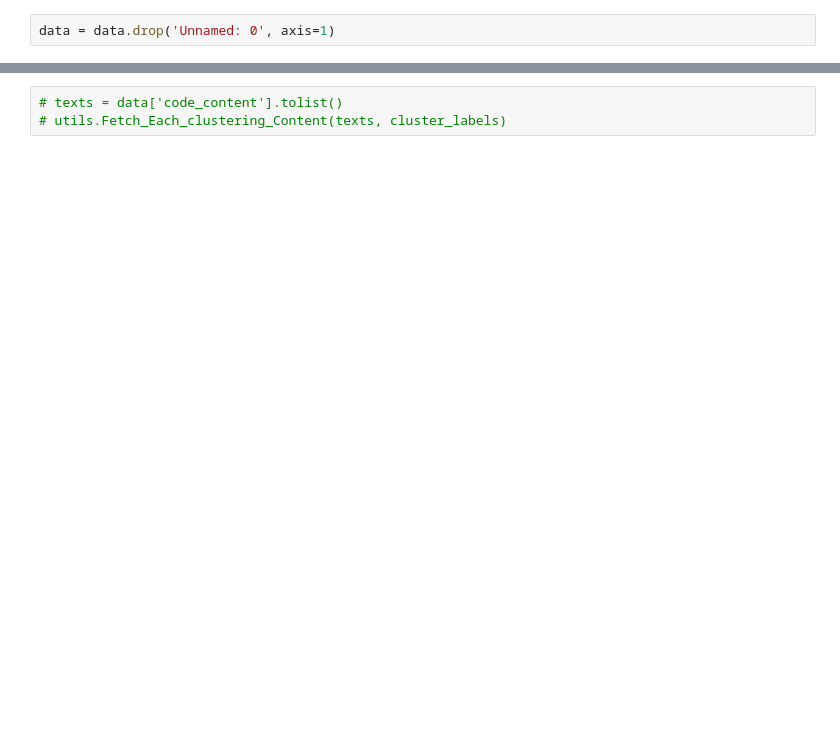
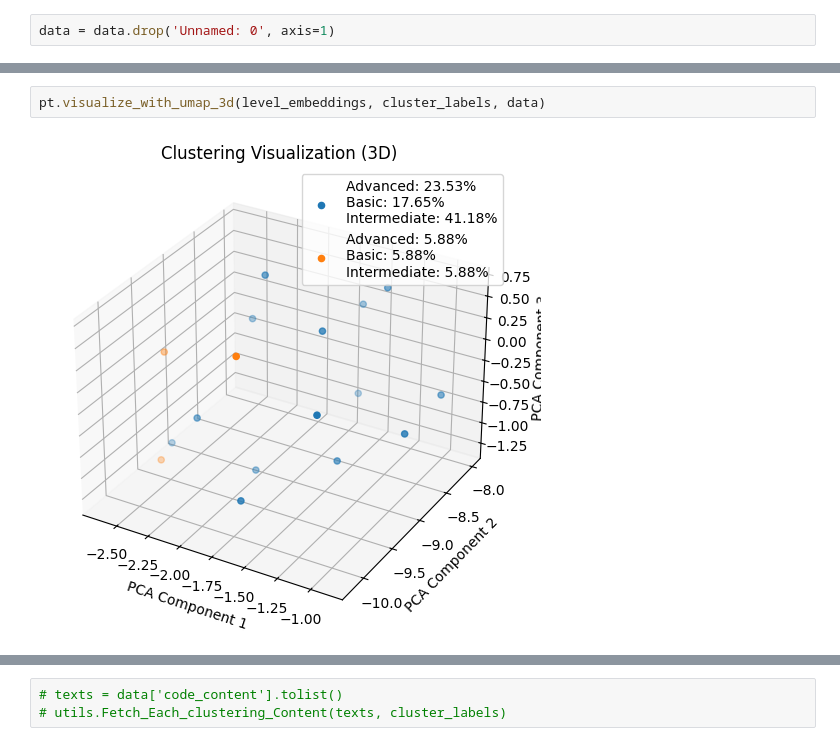
Before and after one commit to RYees/python_code_analysis, a Jupyter notebook: notebooks/cluster.ipynb, the cells around one changed output, grey strips where cells are left out. Cells and saved outputs as stored; diff of their text form; blank space fills up the shorter version.

```diff
--- a/notebooks/cluster.ipynb
+++ b/notebooks/cluster.ipynb
@@ -93,0 +117,4 @@ percentage
+# %%
+pt.visualize_with_umap_3d(level_embeddings, cluster_labels, data)
+# %% [output]
+[figure, added]
```
Also changed, not shown: parts of 23 cells of this notebook, 5 other files.
